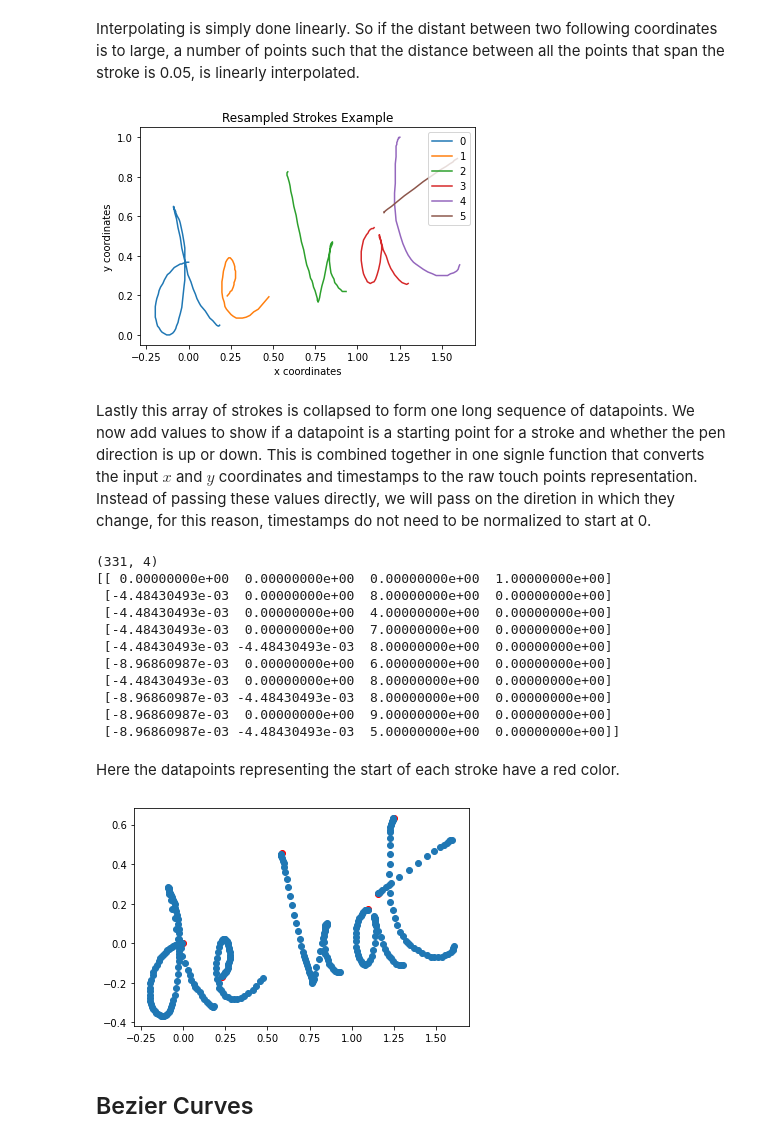
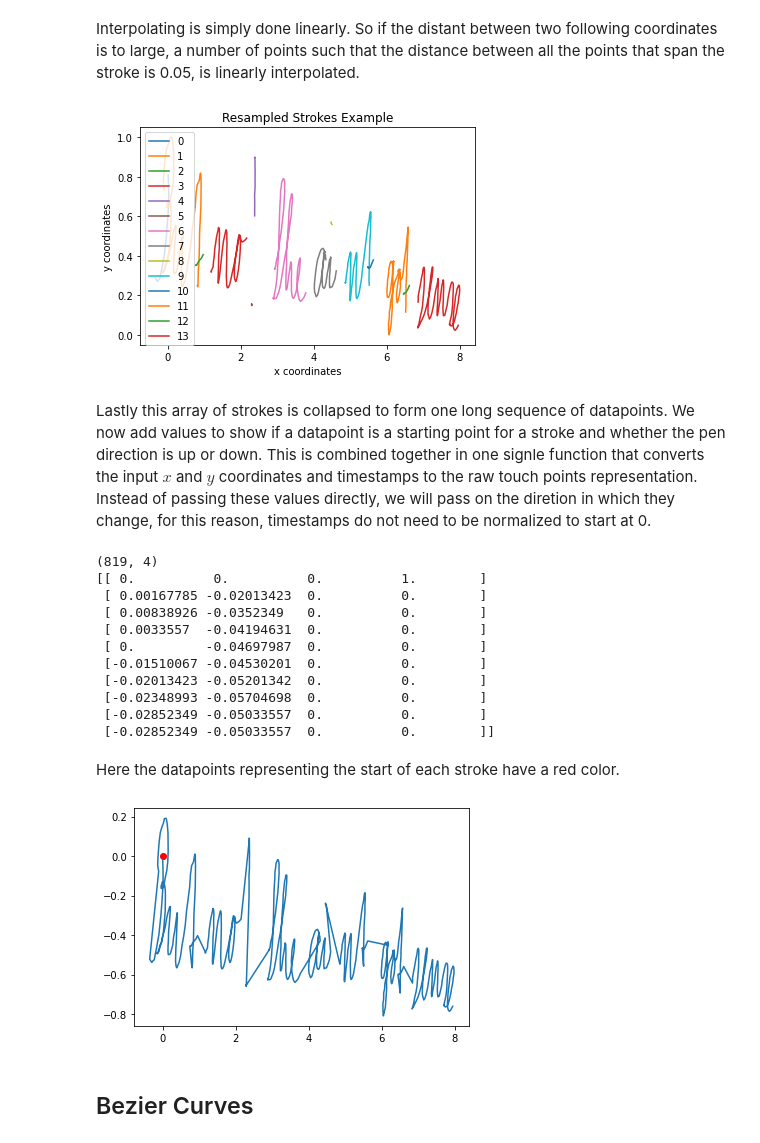
Before and after one commit to Redjeepkaiser/AutoWrite, a Jupyter notebook: src/notebooks/Input Representation.ipynb, the cells around one changed output. Drawn from its saved outputs; the diff is of its cells as text; code cells hidden in the pictures.

```diff
--- a/src/notebooks/Input Representation.ipynb
+++ b/src/notebooks/Input Representation.ipynb
@@ -9,7 +9,7 @@ In this project we improve handwriting. Initial representation of handwriting is
 # %% [markdown]
 The data we will be using as an example is stored in a csv file. In this case we will use the file to which the program AutoWrite writes it output.
 # %%
-path = "./input_example.npy"
+path = "./test.npy"
 # %% [markdown]
 Next we will retrieve this data using numpy which will will also use for the rest of our data manipulation.
 # %%
@@ -53,4 +54,6 @@ def plot_stroke(stroke, plot_name):
 
     plt.show()
 
-plot_stroke(raw_strokes[0], "Raw Stroke Example")
+t = raw_strokes[0]
+plot_stroke(t, "Raw Stroke Example")
+print(t)
@@ -180,7 +181,7 @@ def resample_strokes(strokes):
 rs = resample_strokes(normalized_strokes)
 plot_strokes(rs, "Resampled Strokes Example")
 # %% [output]
-[figure, old version]
+[figure, new version]
 # %% [markdown]
 Lastly this array of strokes is collapsed to form one long sequence of datapoints. We now add values to show if a datapoint is a starting point for a stroke and whether the pen direction is up or down. This is combined together in one signle function that converts the input $x$ and $y$ coordinates and timestamps to the raw touch points representation. Instead of passing these values directly, we will pass on the diretion in which they change, for this reason, timestamps do not need to be normalized to start at 0.
 # %%
@@ -197,40 +198,56 @@ rtps = convert_to_rtps(raw_strokes)
 print(rtps.shape)
 print(rtps[:10])
 # %% [output]
-(331, 4)
-[[ 0.00000000e+00  0.00000000e+00  0.00000000e+00  1.00000000e+00]
- [-4.48430493e-03  0.00000000e+00  8.00000000e+00  0.00000000e+00]
- [-4.48430493e-03  0.00000000e+00  4.00000000e+00  0.00000000e+00]
- [-4.48430493e-03  0.00000000e+00  7.00000000e+00  0.00000000e+00]
- [-4.48430493e-03 -4.48430493e-03  8.00000000e+00  0.00000000e+00]
- [-8.96860987e-03  0.00000000e+00  6.00000000e+00  0.00000000e+00]
- [-4.48430493e-03  0.00000000e+00  8.00000000e+00  0.00000000e+00]
- [-8.96860987e-03 -4.48430493e-03  8.00000000e+00  0.00000000e+00]
- [-8.96860987e-03  0.00000000e+00  9.00000000e+00  0.00000000e+00]
- [-8.96860987e-03 -4.48430493e-03  5.00000000e+00  0.00000000e+00]]
+(819, 4)
+[[ 0.          0.          0.          1.        ]
+ [ 0.00167785 -0.02013423  0.          0.        ]
+ [ 0.00838926 -0.0352349   0.          0.        ]
+ [ 0.0033557  -0.04194631  0.          0.        ]
+ [ 0.         -0.04697987  0.          0.        ]
+ [-0.01510067 -0.04530201  0.          0.        ]
+ [-0.02013423 -0.05201342  0.          0.        ]
+ [-0.02348993 -0.05704698  0.          0.        ]
+ [-0.02852349 -0.05033557  0.          0.        ]
+ [-0.02852349 -0.05033557  0.          0.        ]]
 # %% [markdown]
 Here the datapoints representing the start of each stroke have a red color.
 # %%
 def plot_rtps(rtps):
     current_x = 0
     current_y = 0
     plt.scatter(current_x, current_y, c='r')
 
+    xs = []
+    ys = []
     for (x, y, t, s) in rtps[1:]:
         current_x += x
         current_y += y
 
-        if s:
-            plt.scatter(current_x, current_y, c='r')
-        else:
-            plt.scatter(current_x, current_y, c='#1f77b4')
+        xs.append(current_x)
+        ys.append(current_y)
+
+    plt.plot(xs, ys)
+
+# def plot_rtps(rtps):
+#     current_x = 0
+#     current_y = 0
+#     plt.scatter(current_x, current_y, c='r')
+
+#     for (x, y, t, s) in rtps[1:]:
+#         current_x += x
+#         current_y += y
+
+#         if s:
+#             plt.scatter(current_x, current_y, c='r')
+#         else:
+#             plt.scatter(current_x, current_y, c='#1f77b4')
 
 
-    plt.show()
+#     plt.show()
 
 plot_rtps(rtps)
 # %% [output]
-[figure, old version]
+[figure, new version]
 # %% [markdown]
 ## Bezier Curves
 # %% [markdown]
```
Also changed, not shown: parts of 28 cells of this notebook, 11 other files.
